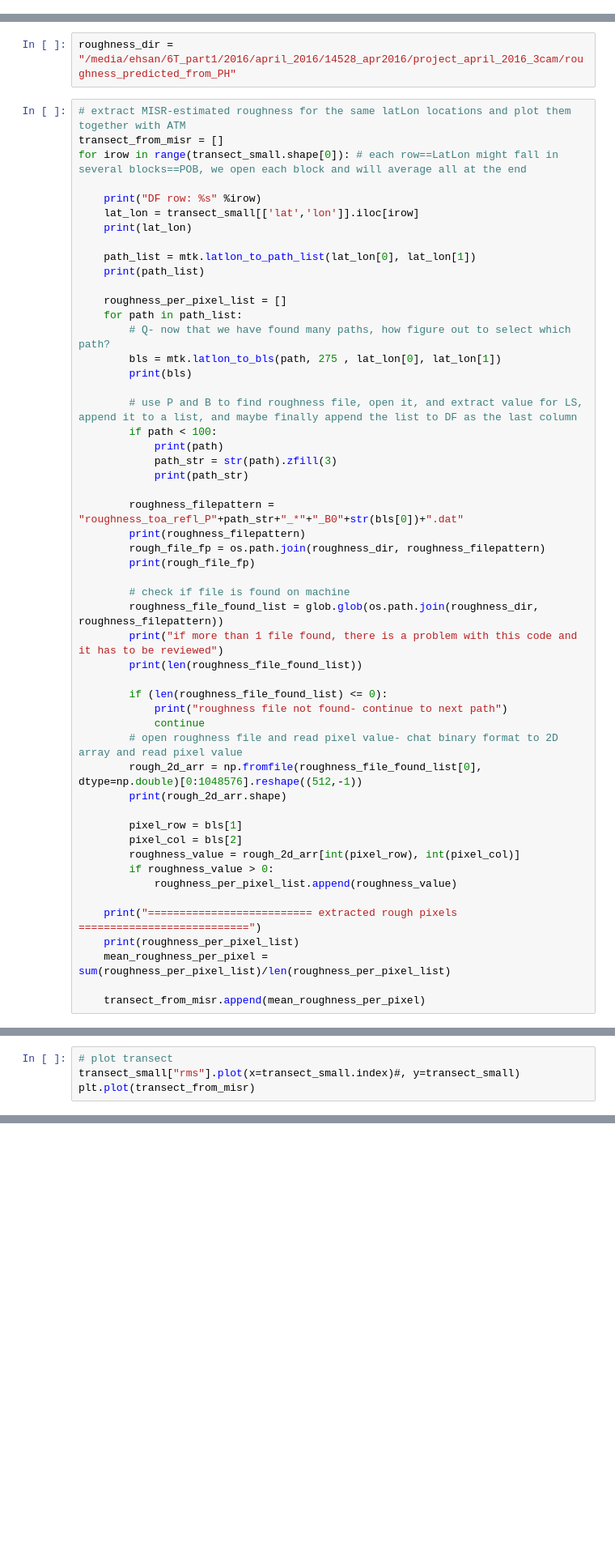
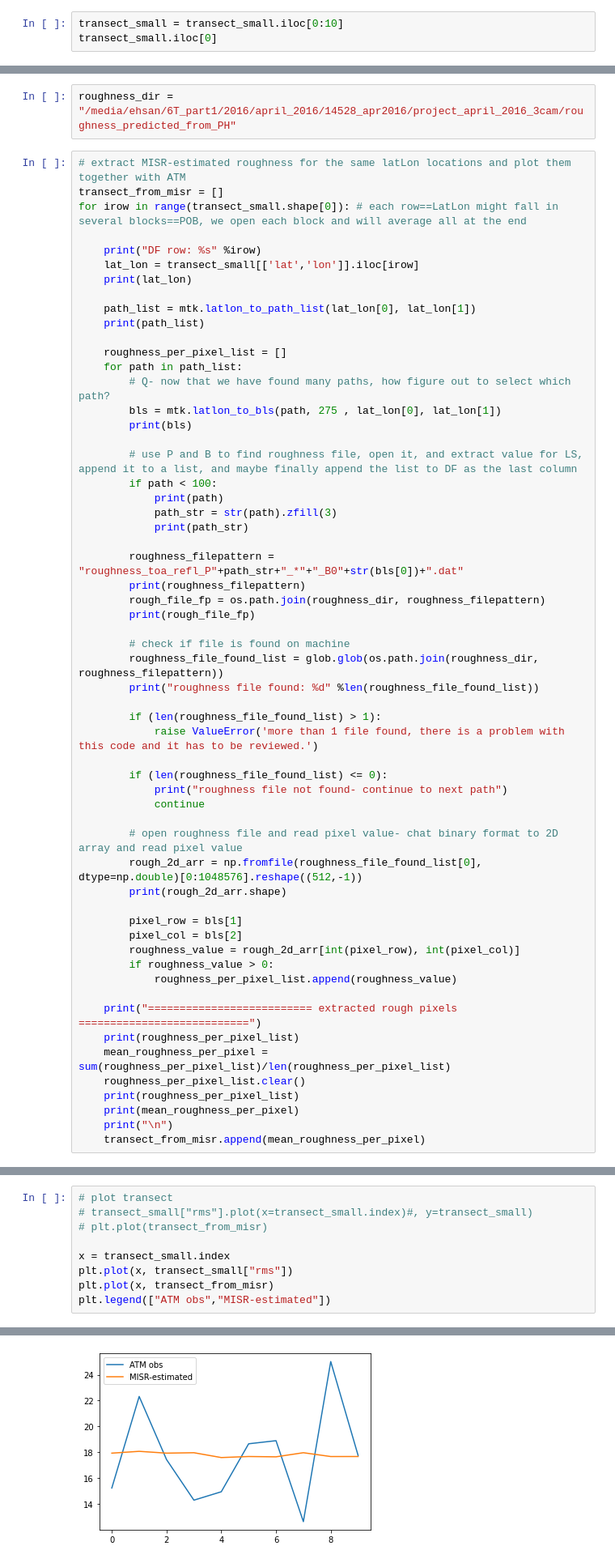
Before and after one commit to misrrepo/MISR-SeaIceRoughness, a Jupyter notebook: post_processing/transect_statistical_tests.ipynb, the cells around one changed output, grey strips where cells are left out. Shown at 81% size. Cells and saved outputs as stored; diff of their text form; blank space fills up the shorter version.

```diff
--- a/post_processing/transect_statistical_tests.ipynb
+++ b/post_processing/transect_statistical_tests.ipynb
@@ -51,0 +35,3 @@ transect_small
+# %%
+transect_small = transect_small.iloc[0:10]
+transect_small.iloc[0]
@@ -82,12 +77,15 @@ for irow in range(transect_small.shape[0]): # each row==LatLon might fall in sev
 
         # check if file is found on machine
         roughness_file_found_list = glob.glob(os.path.join(roughness_dir, roughness_filepattern))
-        print("if more than 1 file found, there is a problem with this code and it has to be reviewed")
-        print(len(roughness_file_found_list))
+        print("roughness file found: %d" %len(roughness_file_found_list))
+
+        if (len(roughness_file_found_list) > 1):
+            raise ValueError('more than 1 file found, there is a problem with this code and it has to be reviewed.')
 
         if (len(roughness_file_found_list) <= 0):
             print("roughness file not found- continue to next path")
             continue
+
         # open roughness file and read pixel value- chat binary format to 2D array and read pixel value
         rough_2d_arr = np.fromfile(roughness_file_found_list[0], dtype=np.double)[0:1048576].reshape((512,-1))
         print(rough_2d_arr.shape)
@@ -101,7 +99,10 @@ for irow in range(transect_small.shape[0]): # each row==LatLon might fall in sev
     print("========================== extracted rough pixels ===========================")
     print(roughness_per_pixel_list)
     mean_roughness_per_pixel = sum(roughness_per_pixel_list)/len(roughness_per_pixel_list)
-
+    roughness_per_pixel_list.clear()
+    print(roughness_per_pixel_list)
+    print(mean_roughness_per_pixel)
+    print("\n")
     transect_from_misr.append(mean_roughness_per_pixel)
 # %% [output]
 DF row: 0
@@ -124,4 +125,10 @@ roughness_toa_refl_P069_*_B028.dat
 # %%
 # plot transect
-transect_small["rms"].plot(x=transect_small.index)#, y=transect_small)
-plt.plot(transect_from_misr)
+# transect_small["rms"].plot(x=transect_small.index)#, y=transect_small)
+# plt.plot(transect_from_misr)
+
+x = transect_small.index
+plt.plot(x, transect_small["rms"])
+plt.plot(x, transect_from_misr)
+plt.legend(["ATM obs","MISR-estimated"])
+# %% [output]
@@ -127,0 +136 @@ plt.plot(transect_from_misr)
+[figure, added]
```
Also changed, not shown: parts of 12 cells of this notebook.
